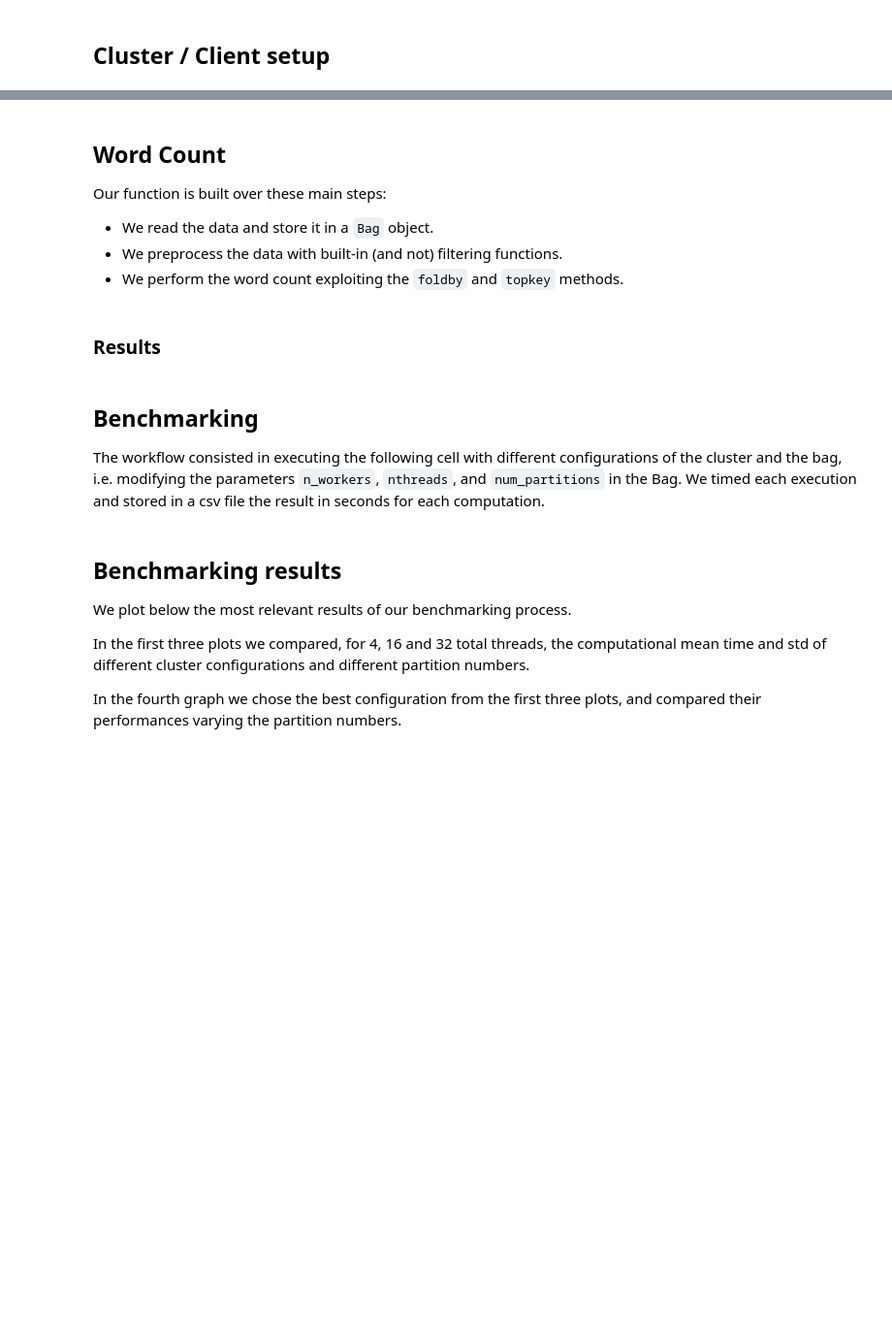
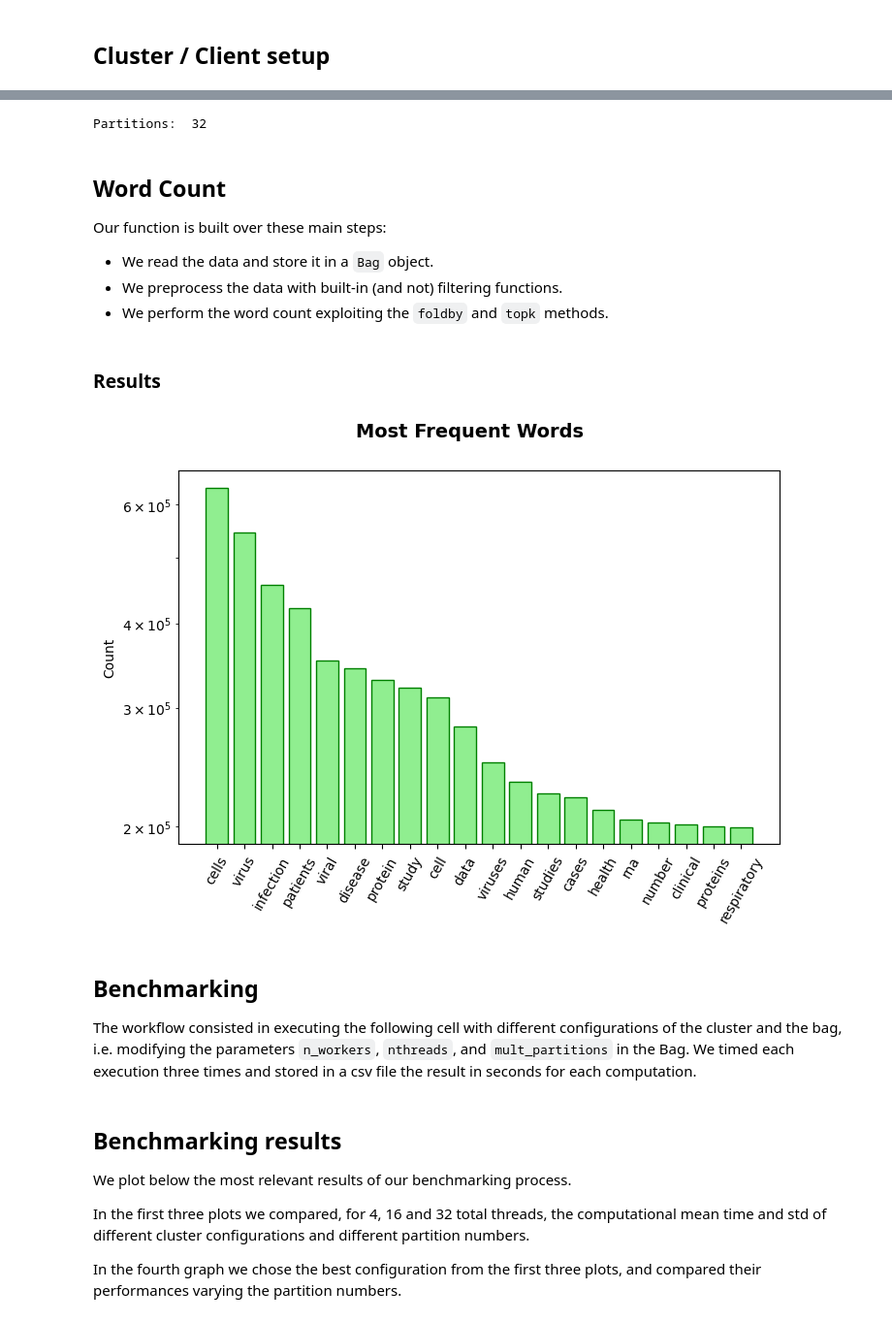
Before and after one commit to Gabriele-Bellavia/Analysis-of-covid-19-papers-mapd-b-project, a Jupyter notebook: Task1_wordcount.ipynb, the cells around one changed output, grey strips where cells are left out. Shown at 97% size. Drawn from its saved outputs; the diff is of its cells as text; code cells hidden in the pictures; blank space fills up the shorter version.

```diff
--- a/Task1_wordcount.ipynb
+++ b/Task1_wordcount.ipynb
@@ -65,24 +53,27 @@ Some problems encountered while retrieving the data were:
 - We found some files written using Latex syntax. We pruned the test in latex for each file (if present).
 # %%
-a = dd.read_csv('/mnt/data/20/metadata.csv', blocksize='3MB', dtype='string')
-print('Partitions: ',a.npartitions)
+meta_block = os.path.getsize('/mnt/data/20/metadata.csv') // 32
+meta = dd.read_csv('/mnt/data/20/metadata.csv', blocksize=meta_block, dtype='string')
+print('Partitions: ', meta.npartitions)
 
 common_path = '/mnt/data/20/'
-pmj = a['pmc_json_files']
-pdj = a['pdf_json_files']
+pmj = meta['pmc_json_files']
+pdj = meta['pdf_json_files']
 
 clean_pm = pmj.notnull()
 clean_pd = pdj.notnull() & pmj.isnull()
 
 pmc = common_path + pmj[clean_pm]
 pdf = (common_path + pdj[clean_pd]).replace(r"\;.+", "", regex=True)
-# paths=pdf.compute()
+
 paths = dd.concat([pdf, pmc]).compute().to_list()
+# %% [output]
+Partitions:  32
 # %% [markdown]
 ## Word Count
 
 Our function is built over these main steps:
 - We read the data and store it in a `Bag` object.
 - We preprocess the data with built-in (and not) filtering functions.
-- We perform the word count exploiting the `foldby` and `topkey` methods.
+- We perform the word count exploiting the `foldby` and `topk` methods.
 # %%
@@ -109,19 +106,26 @@ count_m = preprocessed_data.foldby(key= lambda x:x, binop=lambda total, _: total
     .topk(20, lambda x: x[1]).compute()
 # %% [markdown]
 ### Results
-# %%
-count_m.set_index('Word', inplace=True)
-count_m.plot(kind='bar', legend=False, color='lightgreen', edgecolor='green', figsize=(8, 5))
-
-plt.ylabel('Count')
-plt.title('Most Frequent Words')
-plt.xticks(rotation=60)
-plt.tight_layout()
-plt.show()
+# %%
+words = []
+count = []
+for res in count_m:
+    words.append(res[0])
+    count.append(res[1])
+
+fig, ax = plt.subplots(figsize=(8,5))
+fig.suptitle('Most Frequent Words', weight="bold", fontsize=14)
+ax.set_ylabel("Count")
+ax.bar(words, count, color='lightgreen', edgecolor='green')
+ax.set_yscale("log")
+plt.xticks(rotation=60)
+plt.show()
+# %% [output]
+[figure, added]
 # %% [markdown]
 ## Benchmarking
 
-The workflow consisted in executing the following cell with different configurations of the cluster and the bag, i.e. modifying the parameters `n_workers`, `nthreads`, and `num_partitions` in the Bag. We timed each execution and stored in a csv file the result in seconds for each computation.
+The workflow consisted in executing the following cell with different configurations of the cluster and the bag, i.e. modifying the parameters `n_workers`, `nthreads`, and `mult_partitions` in the Bag. We timed each execution three times and stored in a csv file the result in seconds for each computation.
 # %%
 # To execute if/when the cluster is already active:
 client.shutdown()
```
Also changed, not shown: parts of 11 cells of this notebook, 5 other files.
